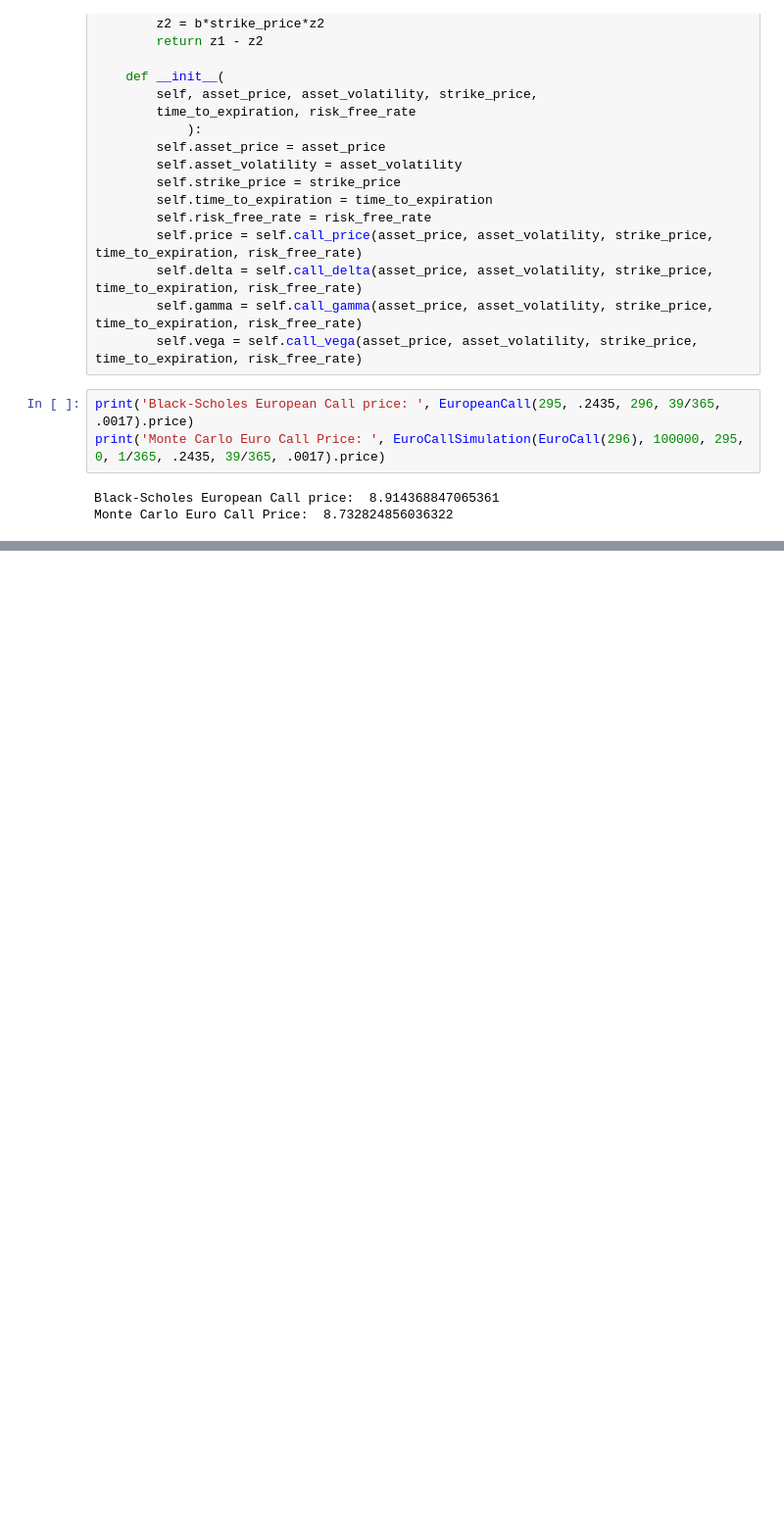
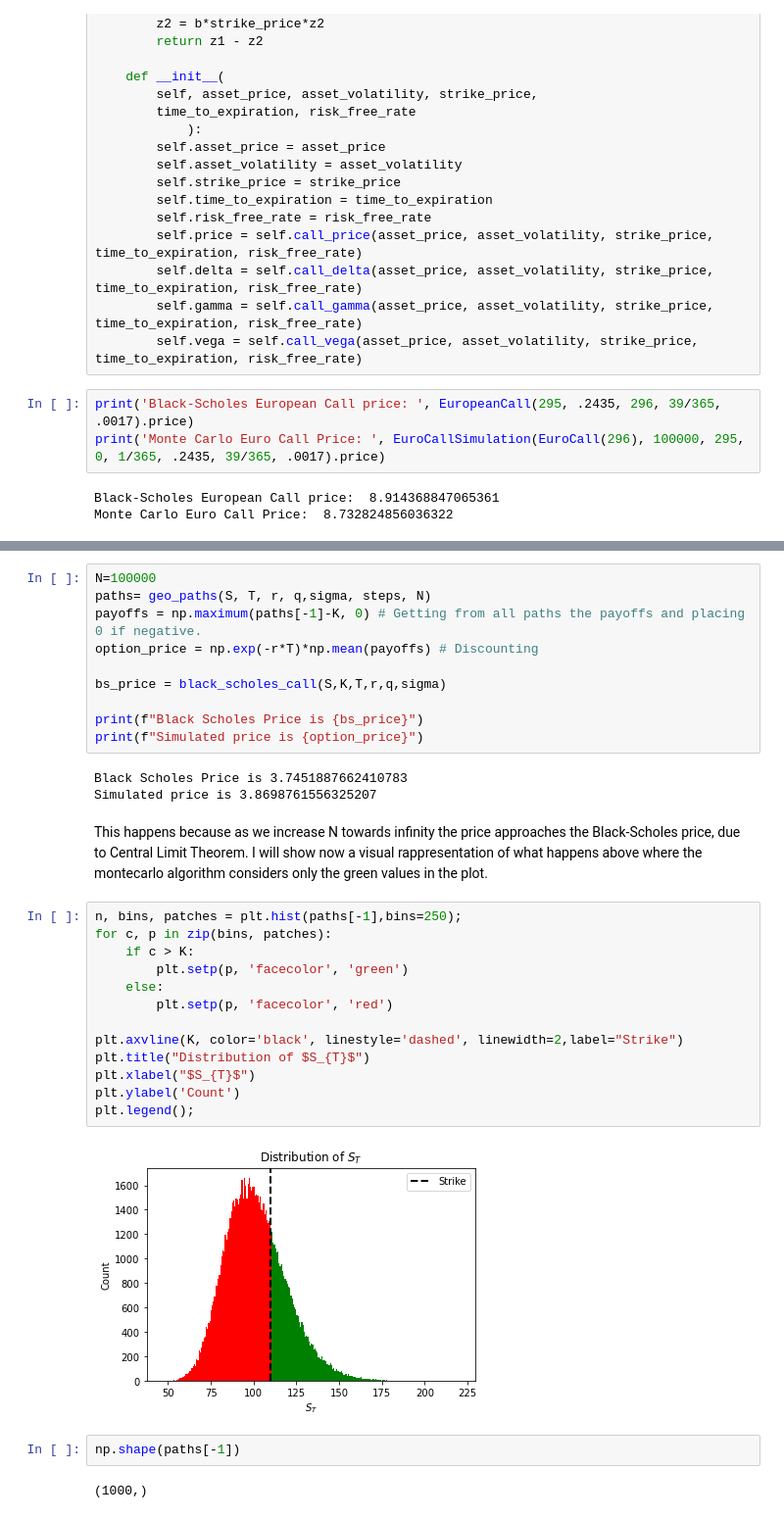
Before and after one commit to AleMax2/Excercising-options, a Jupyter notebook: BaseBlackScholes.ipynb, the cells around one changed output, grey strips where cells are left out. Shown at 98% size. Cells and saved outputs as stored; diff of their text form; blank space fills up the shorter version.

```diff
--- a/BaseBlackScholes.ipynb
+++ b/BaseBlackScholes.ipynb
@@ -196,0 +283,34 @@ https://www.codearmo.com/blog/pricing-options-monte-carlo-simulation-python
+# %%
+N=100000
+paths= geo_paths(S, T, r, q,sigma, steps, N)
+payoffs = np.maximum(paths[-1]-K, 0) # Getting from all paths the payoffs and placing 0 if negative.
+option_price = np.exp(-r*T)*np.mean(payoffs) # Discounting
+
+bs_price = black_scholes_call(S,K,T,r,q,sigma)
+
+print(f"Black Scholes Price is {bs_price}")
+print(f"Simulated price is {option_price}")
+# %% [output]
+Black Scholes Price is 3.7451887662410783
+Simulated price is 3.8698761556325207
+# %% [markdown]
+This happens because as we increase N towards infinity the price approaches the Black-Scholes price, due to  Central Limit Theorem. I will show now a visual rappresentation of what happens above where the montecarlo algorithm considers only the green values in the plot.
+# %%
+n, bins, patches = plt.hist(paths[-1],bins=250);
+for c, p in zip(bins, patches):
+    if c > K:
+        plt.setp(p, 'facecolor', 'green')
+    else:
+        plt.setp(p, 'facecolor', 'red')
+
+plt.axvline(K, color='black', linestyle='dashed', linewidth=2,label="Strike")
+plt.title("Distribution of $S_{T}$")
+plt.xlabel("$S_{T}$")
+plt.ylabel('Count')
+plt.legend();
+# %% [output]
+[figure, added]
+# %%
+np.shape(paths[-1])
+# %% [output]
+(1000,)
```
Also changed, not shown: parts of 13 cells of this notebook.
